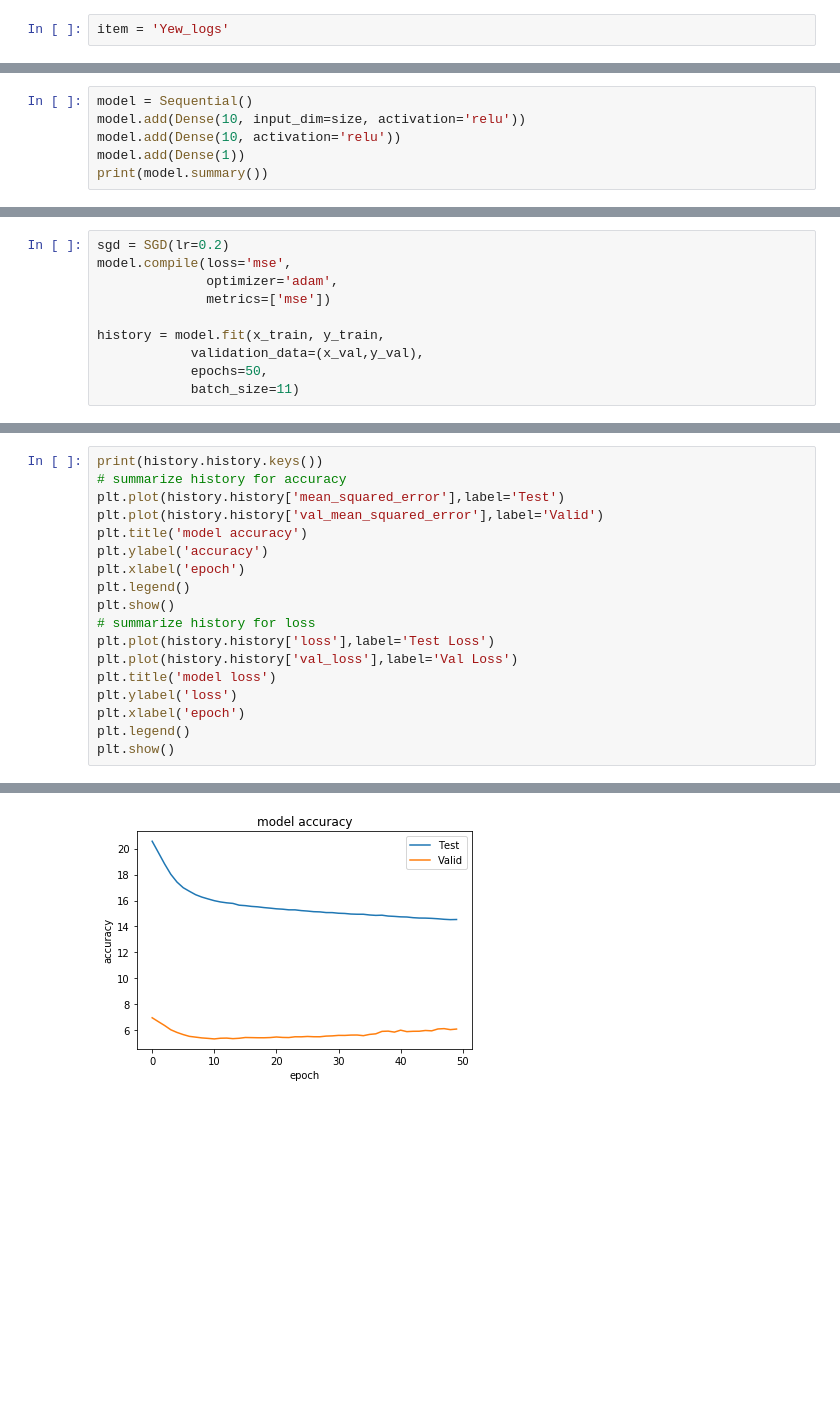
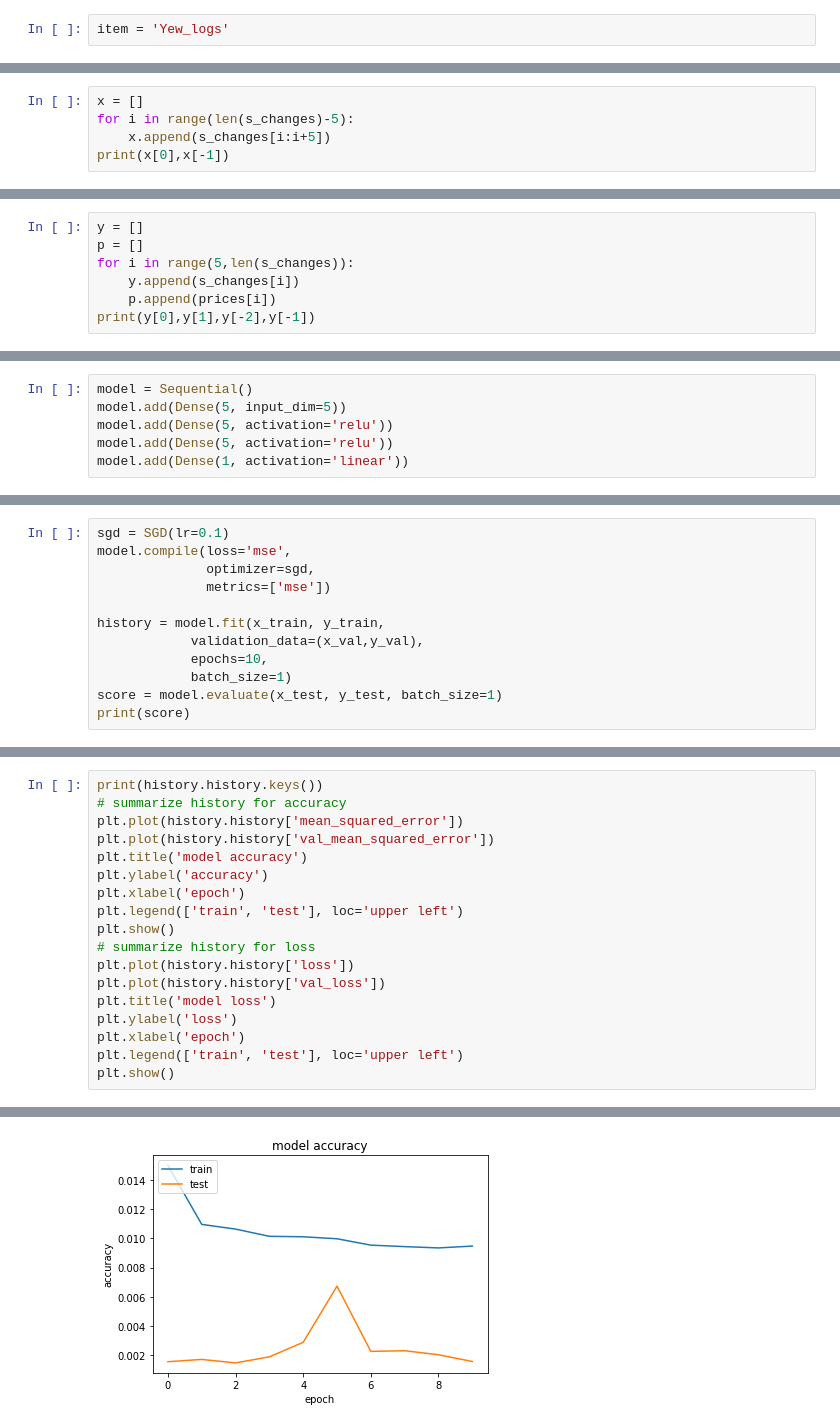
Before and after one commit to rmmartin02/OSRS_Research, a Jupyter notebook: ML/OSRS/Regression.ipynb, the cells around one changed output, grey strips where cells are left out. Cells and saved outputs as stored; diff of their text form; blank space fills up the shorter version.

```diff
--- a/ML/OSRS/Regression.ipynb
+++ b/ML/OSRS/Regression.ipynb
@@ -141,0 +68,5 @@ print(len(x),len(y),len(p))
+# %%
+x = []
+for i in range(len(s_changes)-5):
+    x.append(s_changes[i:i+5])
+print(x[0],x[-1])
@@ -141,0 +75,7 @@ print(len(x),len(y),len(p))
+# %%
+y = []
+p = []
+for i in range(5,len(s_changes)):
+    y.append(s_changes[i])
+    p.append(prices[i])
+print(y[0],y[1],y[-2],y[-1])
@@ -187,6 +99,6 @@ plt.show()
 # %%
 model = Sequential()
-model.add(Dense(10, input_dim=size, activation='relu'))
-model.add(Dense(10, activation='relu'))
-model.add(Dense(1))
-print(model.summary())
+model.add(Dense(5, input_dim=5))
+model.add(Dense(5, activation='relu'))
+model.add(Dense(5, activation='relu'))
+model.add(Dense(1, activation='linear'))
@@ -208,11 +105,13 @@ None
 # %%
-sgd = SGD(lr=0.2)
+sgd = SGD(lr=0.1)
 model.compile(loss='mse',
-              optimizer='adam',
+              optimizer=sgd,
               metrics=['mse'])
 
 history = model.fit(x_train, y_train,
             validation_data=(x_val,y_val),
-            epochs=50,
-            batch_size=11)
+            epochs=10,
+            batch_size=1)
+score = model.evaluate(x_test, y_test, batch_size=1)
+print(score)
 # %% [output]
@@ -242,21 +123,21 @@ print(score)
 # %%
 print(history.history.keys())
 # summarize history for accuracy
-plt.plot(history.history['mean_squared_error'],label='Test')
-plt.plot(history.history['val_mean_squared_error'],label='Valid')
+plt.plot(history.history['mean_squared_error'])
+plt.plot(history.history['val_mean_squared_error'])
 plt.title('model accuracy')
 plt.ylabel('accuracy')
 plt.xlabel('epoch')
-plt.legend()
+plt.legend(['train', 'test'], loc='upper left')
 plt.show()
 # summarize history for loss
-plt.plot(history.history['loss'],label='Test Loss')
-plt.plot(history.history['val_loss'],label='Val Loss')
+plt.plot(history.history['loss'])
+plt.plot(history.history['val_loss'])
 plt.title('model loss')
 plt.ylabel('loss')
 plt.xlabel('epoch')
-plt.legend()
+plt.legend(['train', 'test'], loc='upper left')
 plt.show()
 # %% [output]
 dict_keys(['val_loss', 'val_mean_squared_error', 'loss', 'mean_squared_error'])
-[figure, old version]
+[figure, new version]
```
Also changed, not shown: parts of 23 cells of this notebook, 3 other files.
